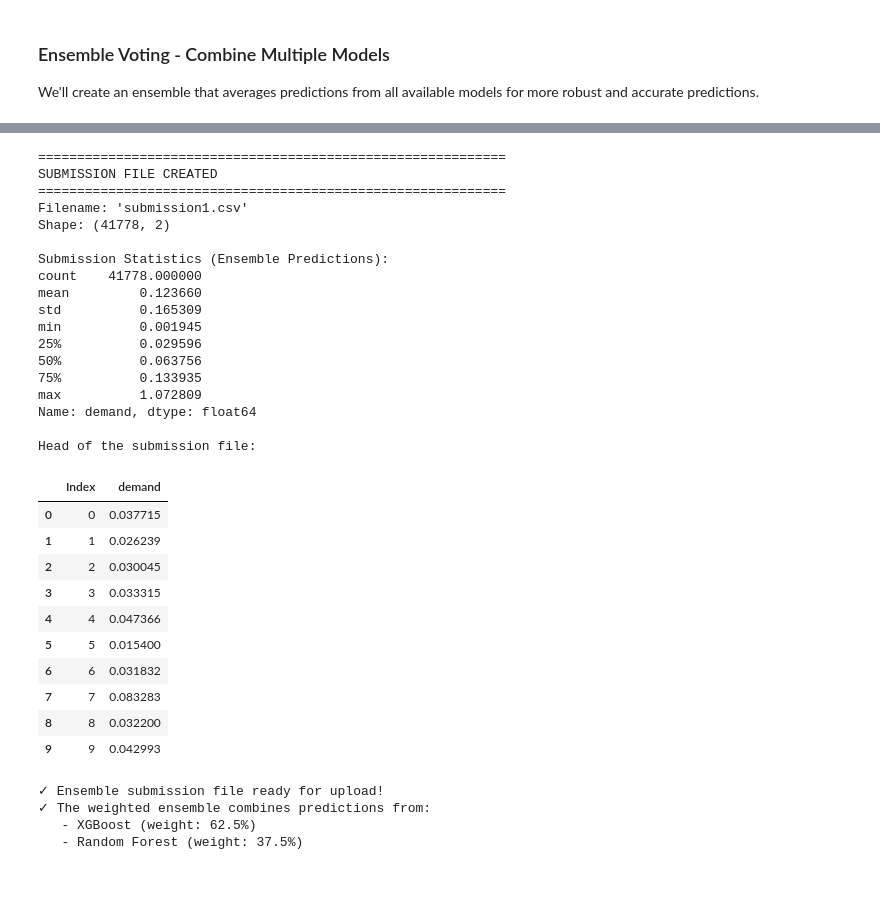
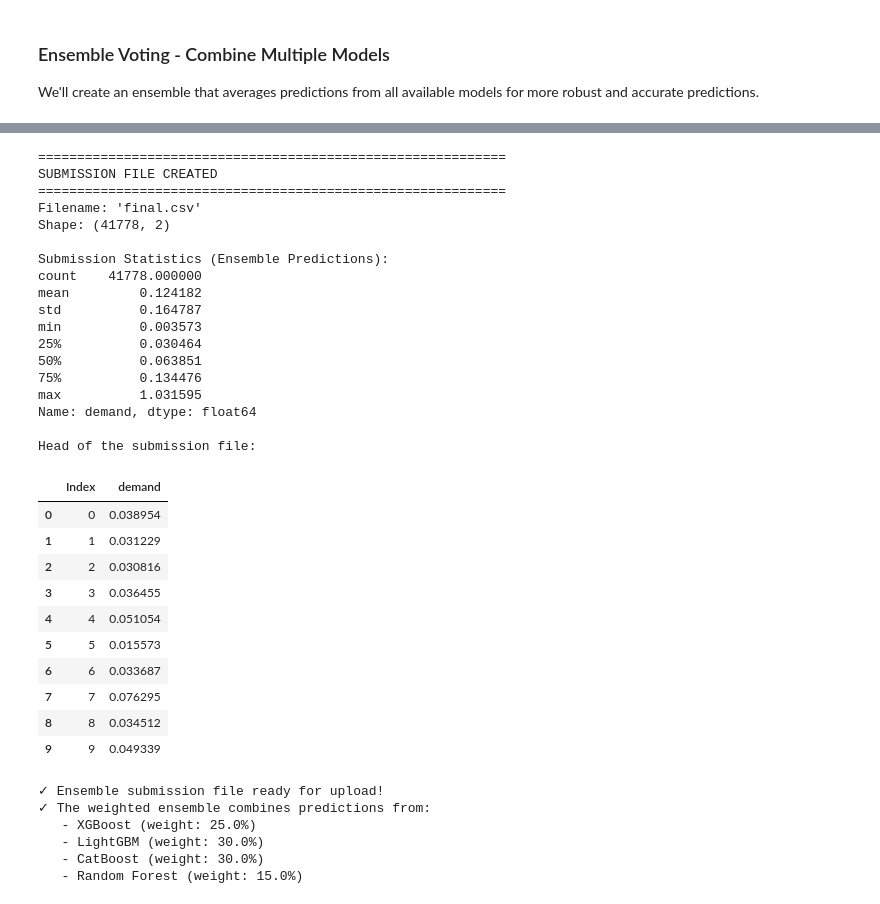
Before and after one commit to SRIJAN-KUMAR7/grid_lock, a Jupyter notebook: gridlock.ipynb, the cells around one changed output, grey strips where cells are left out. Drawn from its saved outputs; the diff is of its cells as text; code cells hidden in the pictures.

```diff
--- a/gridlock.ipynb
+++ b/gridlock.ipynb
@@ -452,54 +615,56 @@ submission_df = pd.DataFrame({
     'demand': predictions
 })
 
-submission_filename = 'submission1.csv'
+submission_filename = 'final.csv'
 submission_df.to_csv(submission_filename, index=False)
 
 print("=" * 60)
 print("SUBMISSION FILE CREATED")
 print("=" * 60)
 print(f"Filename: '{submission_filename}'")
 print(f"Shape: {submission_df.shape}")
 print(f"\nSubmission Statistics (Ensemble Predictions):")
 print(submission_df['demand'].describe())
 print(f"\nHead of the submission file:")
 display(submission_df.head(10))
 
 print(f"\n✓ Ensemble submission file ready for upload!")
 print(f"✓ The weighted ensemble combines predictions from:")
 for i, model in enumerate(model_names):
     print(f"   - {model} (weight: {weights[i]:.1%})")
 # %% [output]
 ============================================================
 SUBMISSION FILE CREATED
 ============================================================
-Filename: 'submission1.csv'
+Filename: 'final.csv'
 Shape: (41778, 2)
 
 Submission Statistics (Ensemble Predictions):
 count    41778.000000
-mean         0.123660
-std          0.165309
-min          0.001945
-25%          0.029596
-50%          0.063756
-75%          0.133935
-max          1.072809
+mean         0.124182
+std          0.164787
+min          0.003573
+25%          0.030464
+50%          0.063851
+75%          0.134476
+max          1.031595
 Name: demand, dtype: float64
 
 Head of the submission file:
 |  | Index | demand |
-| 0 | 0 | 0.037715 |
-| 1 | 1 | 0.026239 |
-| 2 | 2 | 0.030045 |
-| 3 | 3 | 0.033315 |
-| 4 | 4 | 0.047366 |
-| 5 | 5 | 0.015400 |
-| 6 | 6 | 0.031832 |
-| 7 | 7 | 0.083283 |
-| 8 | 8 | 0.032200 |
-| 9 | 9 | 0.042993 |
+| 0 | 0 | 0.038954 |
+| 1 | 1 | 0.031229 |
+| 2 | 2 | 0.030816 |
+| 3 | 3 | 0.036455 |
+| 4 | 4 | 0.051054 |
+| 5 | 5 | 0.015573 |
+| 6 | 6 | 0.033687 |
+| 7 | 7 | 0.076295 |
+| 8 | 8 | 0.034512 |
+| 9 | 9 | 0.049339 |
 ✓ Ensemble submission file ready for upload!
 ✓ The weighted ensemble combines predictions from:
-   - XGBoost (weight: 62.5%)
-   - Random Forest (weight: 37.5%)
+   - XGBoost (weight: 25.0%)
+   - LightGBM (weight: 30.0%)
+   - CatBoost (weight: 30.0%)
+   - Random Forest (weight: 15.0%)
```
Also changed, not shown: parts of 4 cells of this notebook, 5 other files.
